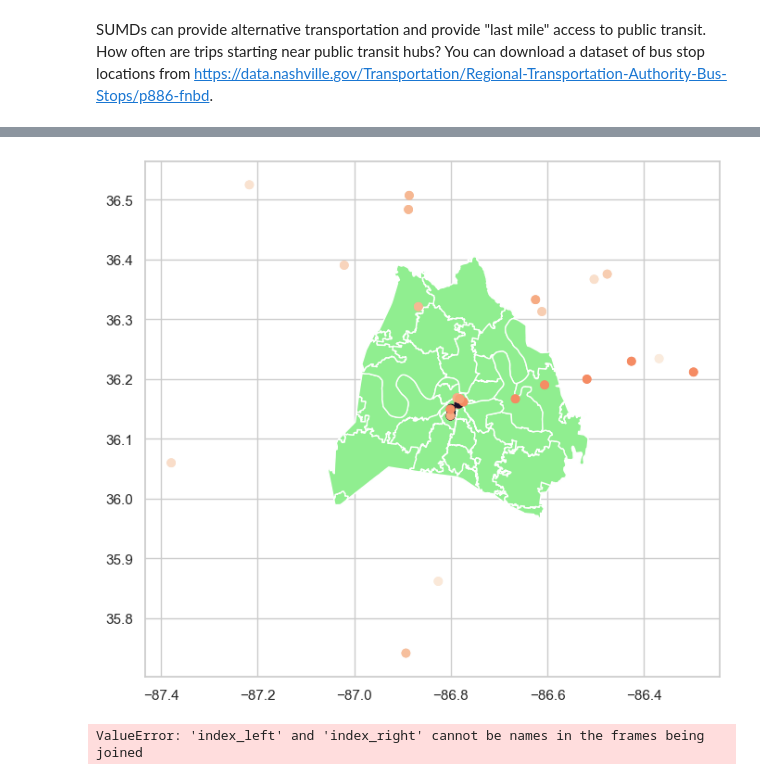
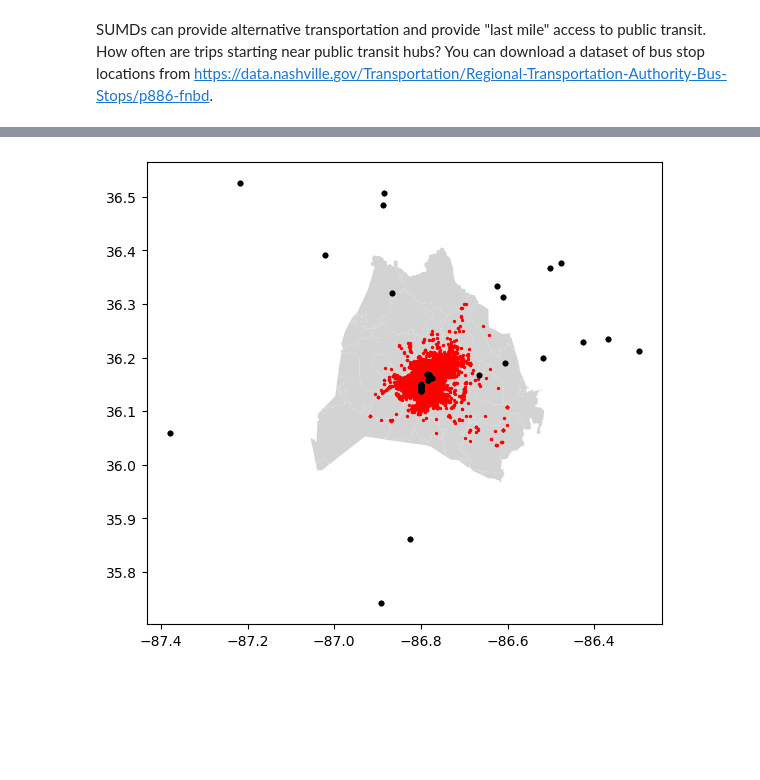
Before and after one commit to elisianguyen/nashville_scooters, a Jupyter notebook: notebooks/scooters_project.ipynb, the cells around one changed output, grey strips where cells are left out. Drawn from its saved outputs; the diff is of its cells as text; code cells hidden in the pictures; blank space fills up the shorter version.

```diff
--- a/notebooks/scooters_project.ipynb
+++ b/notebooks/scooters_project.ipynb
@@ -635,0 +328,7 @@ zipcodes = zipcodes[['zip', 'po_name', 'geometry']] # keep three columns
+# %%
+scooters_geo = gpd.GeoDataFrame(cleaned_trips,
+                             crs = zipcodes.crs,
+                             geometry=gpd.points_from_xy(scooters_gdf.startlongitude, scooters_gdf.startlatitude))
+print(scooters_geo.crs)
+print(scooters_geo.shape)
+#scooters_geo.head(1)
@@ -636,4 +338,2 @@ zipcodes = zipcodes[['zip', 'po_name', 'geometry']] # keep three columns
 # %%
-# Spatially join both gdfs - inner join
-scooters_zip = gpd.sjoin(bus_gdf, zipcodes, predicate='within')
-scooters_zip
+scooters_by_zip = gpd.sjoin(scooters_geo, zipcodes, predicate = 'within')
@@ -657,0 +349,4 @@ scooters_zip
+# %%
+bus_stops = pd.read_csv('../data/busstops.csv')
+print(bus_stops.shape)
+bus_stops.head(1)
@@ -657,0 +365,8 @@ scooters_zip
+# %%
+# Geofy
+bus_geo = gpd.GeoDataFrame(bus_stops,
+                           crs = zipcodes.crs,
+                           geometry = gpd.points_from_xy(bus_stops.Longitude, bus_stops.Latitude))
+print(bus_geo.shape)
+print(bus_geo.crs)
+bus_geo.head(1)
@@ -658,12 +398,9 @@ scooters_zip
 # %%
-ax = zipcodes.plot(figsize = (8, 10), color = 'lightgreen')
-bus_gdf.plot(ax = ax, column = 'Stop ID Number');
+ax = zipcodes.plot(figsize=(10, 6), color='lightgrey')
+
+scooters_by_zip.plot(ax=ax, color='red', marker='o', markersize=2)
+bus_geo.plot(ax=ax, color='black', marker='o', markersize=10)
+
 plt.show()
 # %% [output]
-[figure, old version]
+[figure, new version]
-# %%
-# second spatial join
-
-all_info = gpd.sjoin(scooters_zip, scoot_gdf, predicate='within')
-# %% [output]
-ValueError: 'index_left' and 'index_right' cannot be names in the frames being joined
```
Also changed, not shown: parts of 64 cells of this notebook, 1 other file.
